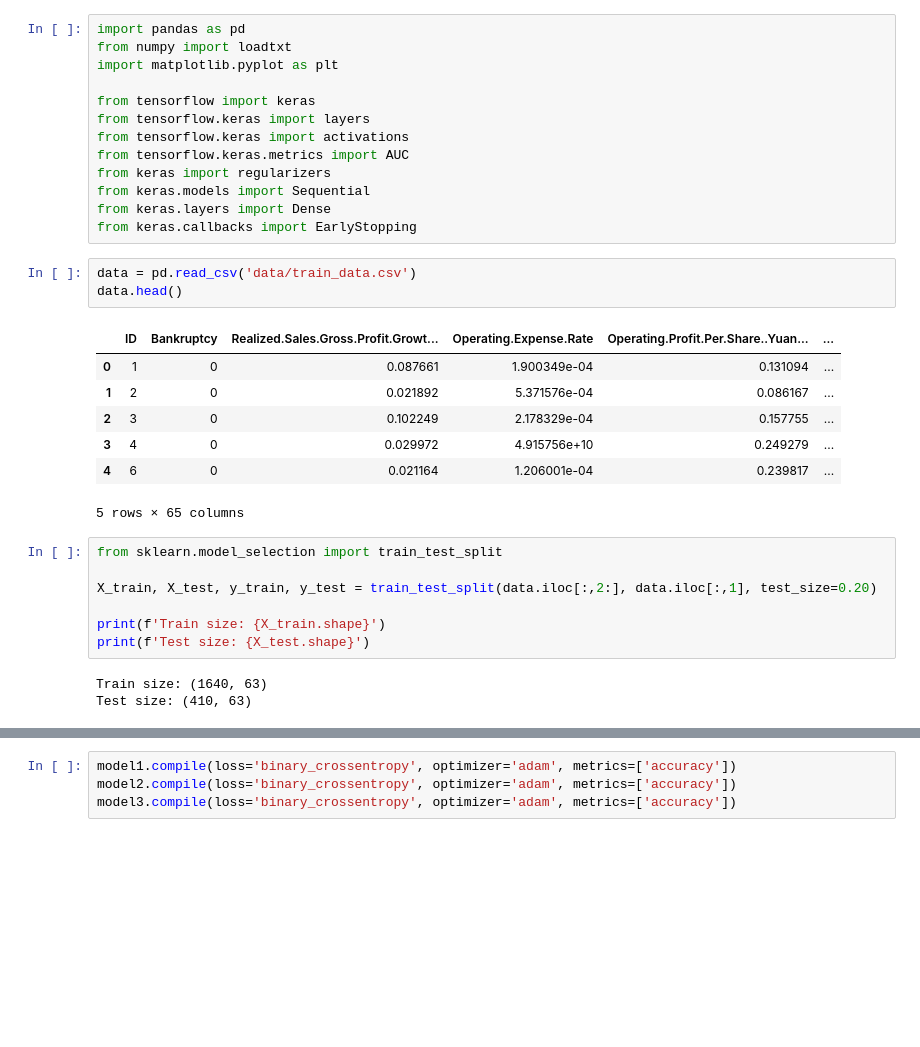
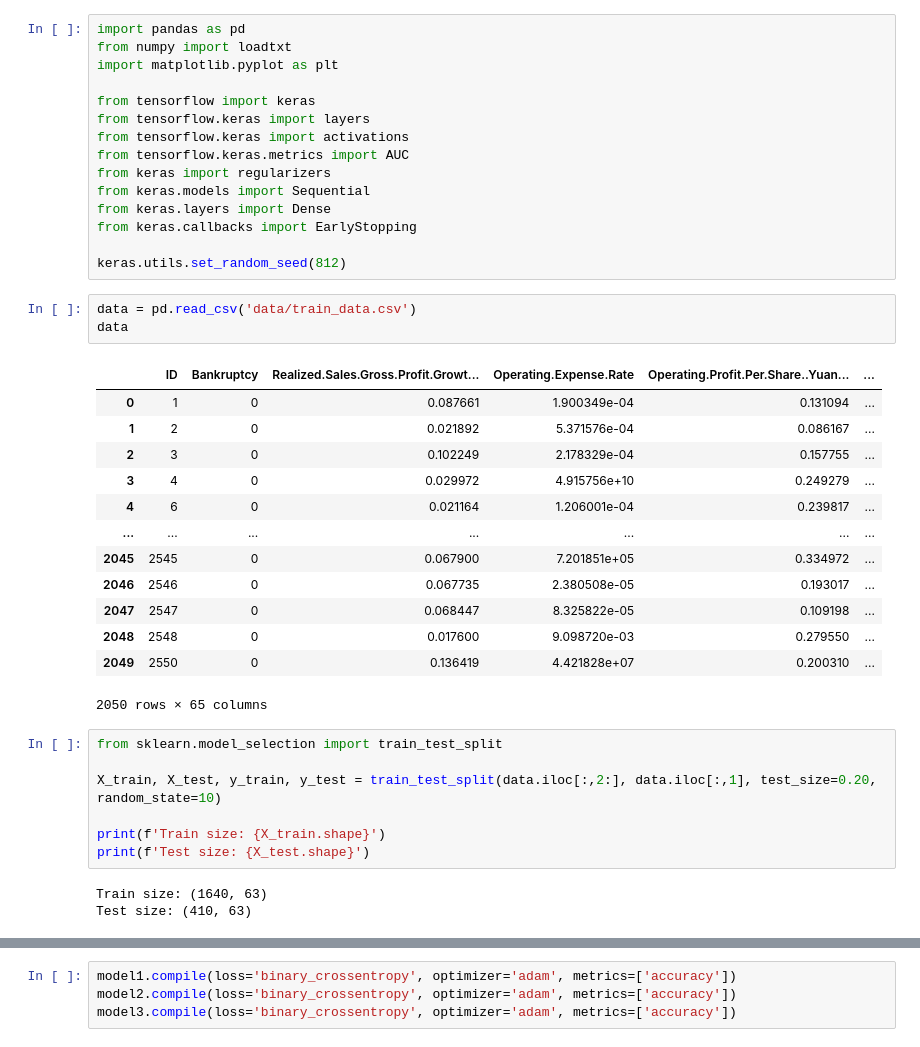
Before and after one commit to molinamarriott/challenge_deep_learning, a Jupyter notebook: code.ipynb, the cells around one changed output, grey strips where cells are left out. Saved outputs shown, nothing was run; the diff lists cells and outputs as text; blank space fills up the shorter version.

```diff
--- a/code.ipynb
+++ b/code.ipynb
@@ -11,21 +11,29 @@ from keras import regularizers
 from keras.models import Sequential
 from keras.layers import Dense
 from keras.callbacks import EarlyStopping
+
+keras.utils.set_random_seed(812)
 # %%
 data = pd.read_csv('data/train_data.csv')
-data.head()
+data
 # %% [output]
 |  | ID | Bankruptcy | Realized.Sales.Gross.Profit.Growt... | Operating.Expense.Rate | Operating.Profit.Per.Share..Yuan... | ... |
 | 0 | 1 | 0 | 0.087661 | 1.900349e-04 | 0.131094 | ... |
 | 1 | 2 | 0 | 0.021892 | 5.371576e-04 | 0.086167 | ... |
 | 2 | 3 | 0 | 0.102249 | 2.178329e-04 | 0.157755 | ... |
 | 3 | 4 | 0 | 0.029972 | 4.915756e+10 | 0.249279 | ... |
 | 4 | 6 | 0 | 0.021164 | 1.206001e-04 | 0.239817 | ... |
+| ... | ... | ... | ... | ... | ... | ... |
+| 2045 | 2545 | 0 | 0.067900 | 7.201851e+05 | 0.334972 | ... |
+| 2046 | 2546 | 0 | 0.067735 | 2.380508e-05 | 0.193017 | ... |
+| 2047 | 2547 | 0 | 0.068447 | 8.325822e-05 | 0.109198 | ... |
+| 2048 | 2548 | 0 | 0.017600 | 9.098720e-03 | 0.279550 | ... |
+| 2049 | 2550 | 0 | 0.136419 | 4.421828e+07 | 0.200310 | ... |
-5 rows × 65 columns
+2050 rows × 65 columns
 # %%
 from sklearn.model_selection import train_test_split
 
-X_train, X_test, y_train, y_test = train_test_split(data.iloc[:,2:], data.iloc[:,1], test_size=0.20)
+X_train, X_test, y_train, y_test = train_test_split(data.iloc[:,2:], data.iloc[:,1], test_size=0.20, random_state=10)
 
 print(f'Train size: {X_train.shape}')
 print(f'Test size: {X_test.shape}')
```
Also changed, not shown: parts of 13 cells of this notebook, 5 other files.
